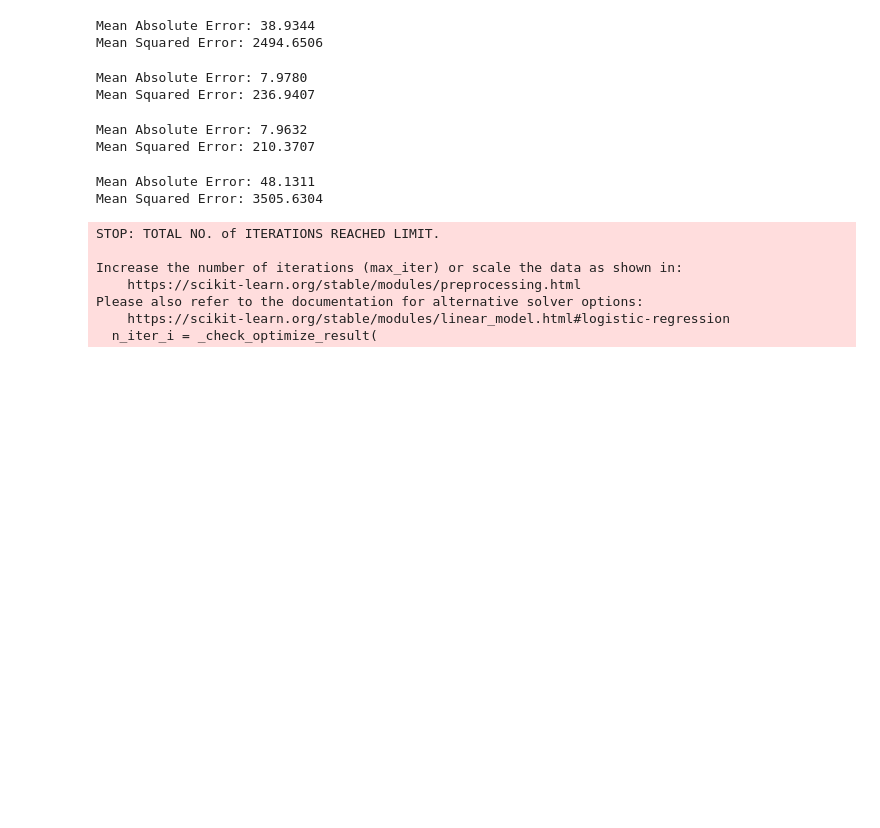
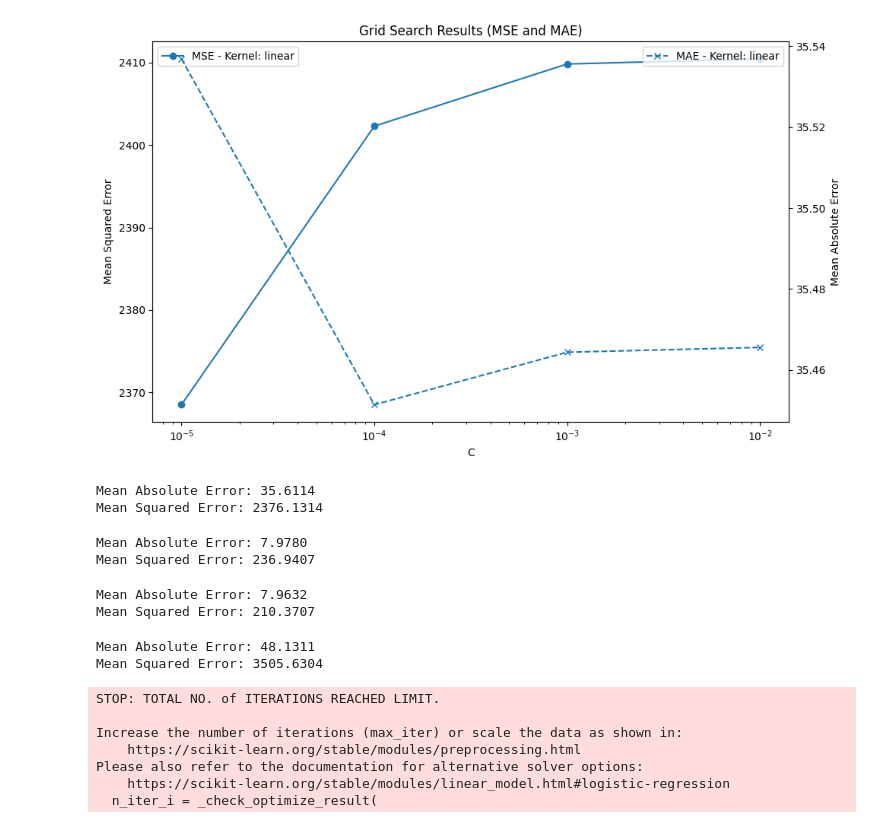
Before and after one commit to ModeS7/Battery_RUL, a Jupyter notebook: machine_learning.ipynb, the cells around one changed output. Cells and saved outputs as stored; diff of their text form; code cells hidden in the pictures; blank space fills up the shorter version.

Commit message:
SVR: Exhaustive Grid Search(EGS), plotting of EGS, using all cores on CPU.

```diff
--- a/machine_learning.ipynb
+++ b/machine_learning.ipynb
@@ -22,18 +23,60 @@ X_train, X_test, y_train, y_test = train_test_split(X, y, test_size=0.2, random_
 # %%
+# Define the hyperparameter grid
+param_grid = [
+  {'C': [1e-5, 1e-4, 1e-3, 1e-2], 'kernel': ['linear']} ]
+# Define the scoring dictionary
+scoring = {
+    'MAE': make_scorer(mean_absolute_error, greater_is_better=False),
+    'MSE': make_scorer(mean_squared_error, greater_is_better=False)
+}
 # Initialize and train the SVM model
-model = SVR(kernel='linear', C=1.0, epsilon=0.1)
+# model = SVR(kernel='linear', C=0.1, epsilon=0.2)
+# Mean Absolute Error: 35.6885
+# Mean Squared Error: 2358.7762
+model = GridSearchCV(SVR(), param_grid, cv=5, scoring=scoring, refit='MSE', n_jobs=-1)
 model.fit(X_train, y_train)
+
+# Extract the results and convert to a DataFrame
+results = pd.DataFrame(model.cv_results_)
+
+# Create a single plot with two y-axes
+fig, ax1 = plt.subplots(figsize=(10, 6))
+
+# Plot MSE on the primary y-axis
+for kernel in results['param_kernel'].unique():
+    subset = results[results['param_kernel'] == kernel]
+    ax1.plot(subset['param_C'], -subset['mean_test_MSE'], label=f'MSE - Kernel: {kernel}', linestyle='-', marker='o')
+ax1.set_xlabel('C')
+ax1.set_ylabel('Mean Squared Error')
+ax1.set_xscale('log')
+ax1.legend(loc='upper left')
+ax1.set_title('Grid Search Results (MSE and MAE)')
+
+# Create a secondary y-axis for MAE
+ax2 = ax1.twinx()
+for kernel in results['param_kernel'].unique():
+    subset = results[results['param_kernel'] == kernel]
+    ax2.plot(subset['param_C'], -subset['mean_test_MAE'], label=f'MAE - Kernel: {kernel}', linestyle='--', marker='x')
+ax2.set_ylabel('Mean Absolute Error')
+ax2.legend(loc='upper right')
+
+# Show the plot
+plt.tight_layout()
+plt.show()
+
+# Get the best model
+best_model = model.best_estimator_
 
 # Evaluate the model on the test set
 y_pred = model.predict(X_test)
 mae = mean_absolute_error(y_test, y_pred)
 mse = mean_squared_error(y_test, y_pred)
 print(f"Mean Absolute Error: {mae:.4f}")
 print(f"Mean Squared Error: {mse:.4f}")
 # first run: 39.9814
-# linear run: 36.9989
 # %% [output]
+[figure, added]
-Mean Absolute Error: 38.9344
-Mean Squared Error: 2494.6506
+Mean Absolute Error: 35.6114
+Mean Squared Error: 2376.1314
 # %%
 # Initialize and train the Random Forest model
```
Also changed, not shown: parts of 3 cells of this notebook, 6 other files.
